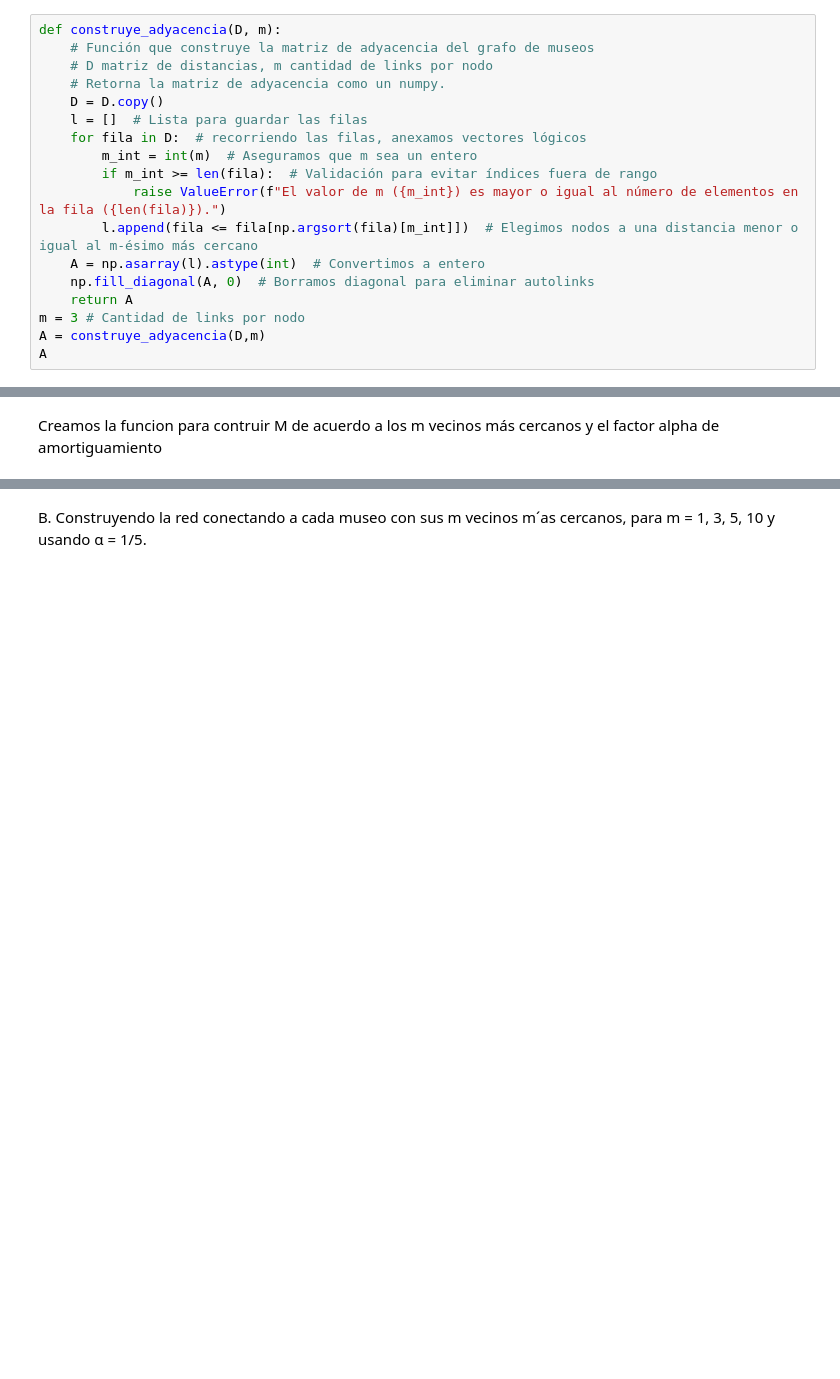
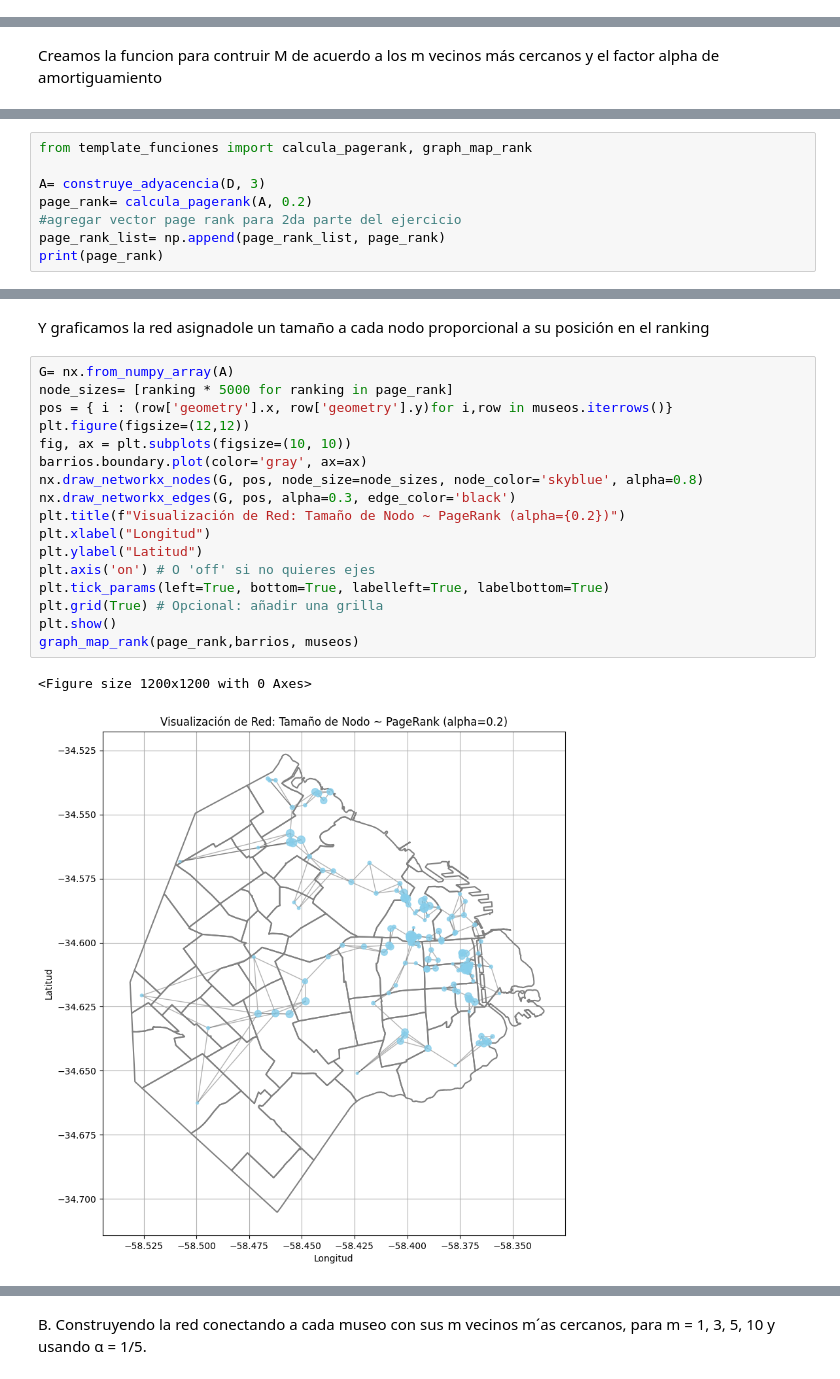
Before and after one commit to CayllahuaPedro/TP-ALC, a Jupyter notebook: TP1_template.ipynb, the cells around one changed output, grey strips where cells are left out. Saved outputs shown, nothing was run; the diff lists cells and outputs as text; blank space fills up the shorter version.

Commit message:
graphs punto 3

```diff
--- a/TP1_template.ipynb
+++ b/TP1_template.ipynb
@@ -103,18 +103,0 @@ como vimos alasdlas
-# %%
-def construye_adyacencia(D, m):
-    # Función que construye la matriz de adyacencia del grafo de museos
-    # D matriz de distancias, m cantidad de links por nodo
-    # Retorna la matriz de adyacencia como un numpy.
-    D = D.copy()
-    l = []  # Lista para guardar las filas
-    for fila in D:  # recorriendo las filas, anexamos vectores lógicos
-        m_int = int(m)  # Aseguramos que m sea un entero
-        if m_int >= len(fila):  # Validación para evitar índices fuera de rango
-            raise ValueError(f"El valor de m ({m_int}) es mayor o igual al número de elementos en la fila ({len(fila)}).")
-        l.append(fila <= fila[np.argsort(fila)[m_int]])  # Elegimos nodos a una distancia menor o igual al m-ésimo más cercano
-    A = np.asarray(l).astype(int)  # Convertimos a entero
-    np.fill_diagonal(A, 0)  # Borramos diagonal para eliminar autolinks
-    return A
-m = 3 # Cantidad de links por nodo
-A = construye_adyacencia(D,m)
-A
@@ -266,0 +121,8 @@ graph_rank_map(ranking_scores, barrios, museos)
+# %%
+from template_funciones import calcula_pagerank, graph_map_rank
+
+A= construye_adyacencia(D, 3)
+page_rank= calcula_pagerank(A, 0.2)
+#agregar vector page rank para 2da parte del ejercicio
+page_rank_list= np.append(page_rank_list, page_rank)
+print(page_rank)
@@ -266,0 +147,22 @@ graph_rank_map(ranking_scores, barrios, museos)
+# %% [markdown]
+Y graficamos la red asignadole un tamaño a cada nodo proporcional a su posición en el ranking
+# %%
+G= nx.from_numpy_array(A)
+node_sizes= [ranking * 5000 for ranking in page_rank]
+pos = { i : (row['geometry'].x, row['geometry'].y)for i,row in museos.iterrows()}
+plt.figure(figsize=(12,12))
+fig, ax = plt.subplots(figsize=(10, 10))
+barrios.boundary.plot(color='gray', ax=ax)
+nx.draw_networkx_nodes(G, pos, node_size=node_sizes, node_color='skyblue', alpha=0.8)
+nx.draw_networkx_edges(G, pos, alpha=0.3, edge_color='black')
+plt.title(f"Visualización de Red: Tamaño de Nodo ~ PageRank (alpha={0.2})")
+plt.xlabel("Longitud")
+plt.ylabel("Latitud")
+plt.axis('on') # O 'off' si no quieres ejes
+plt.tick_params(left=True, bottom=True, labelleft=True, labelbottom=True)
+plt.grid(True) # Opcional: añadir una grilla
+plt.show()
+graph_map_rank(page_rank,barrios, museos)
+# %% [output]
+<Figure size 1200x1200 with 0 Axes>
+[figure, added]
```
Also changed, not shown: parts of 27 cells of this notebook, 3 other files.
